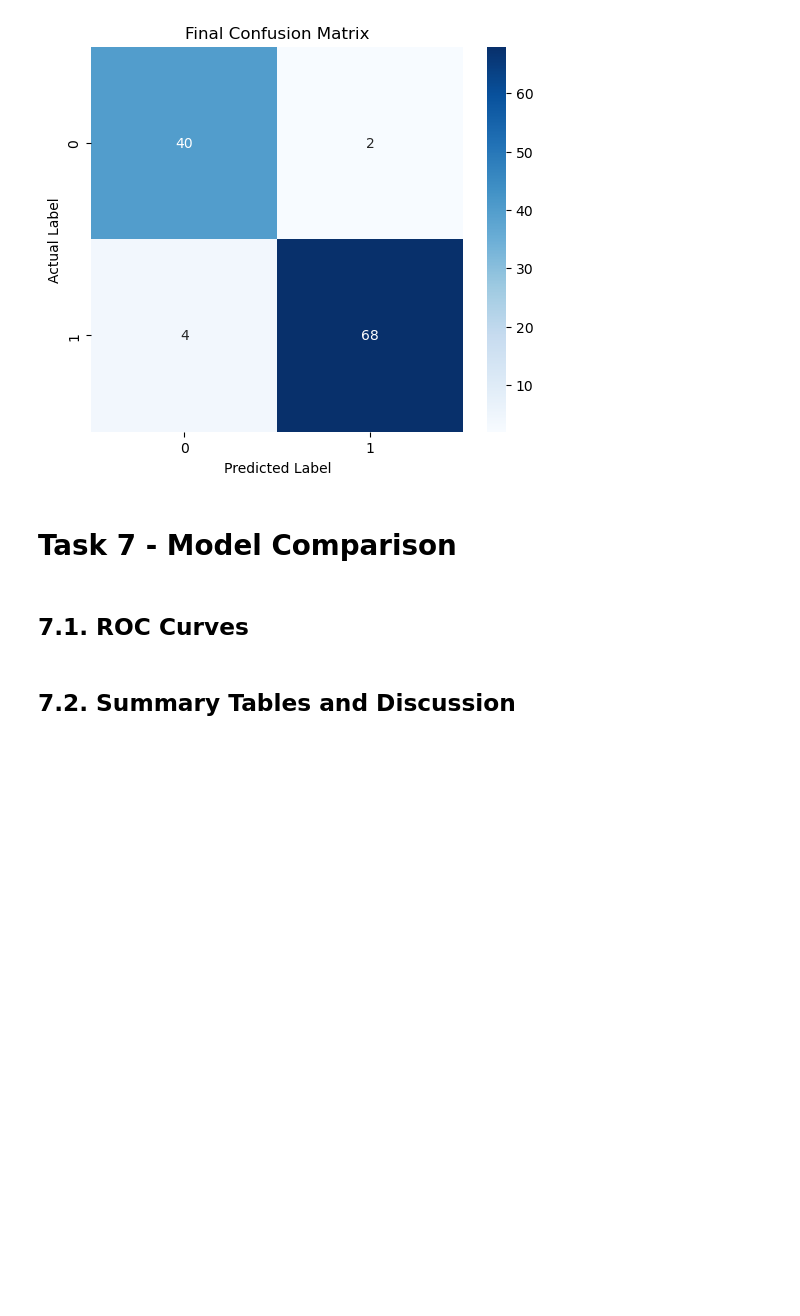
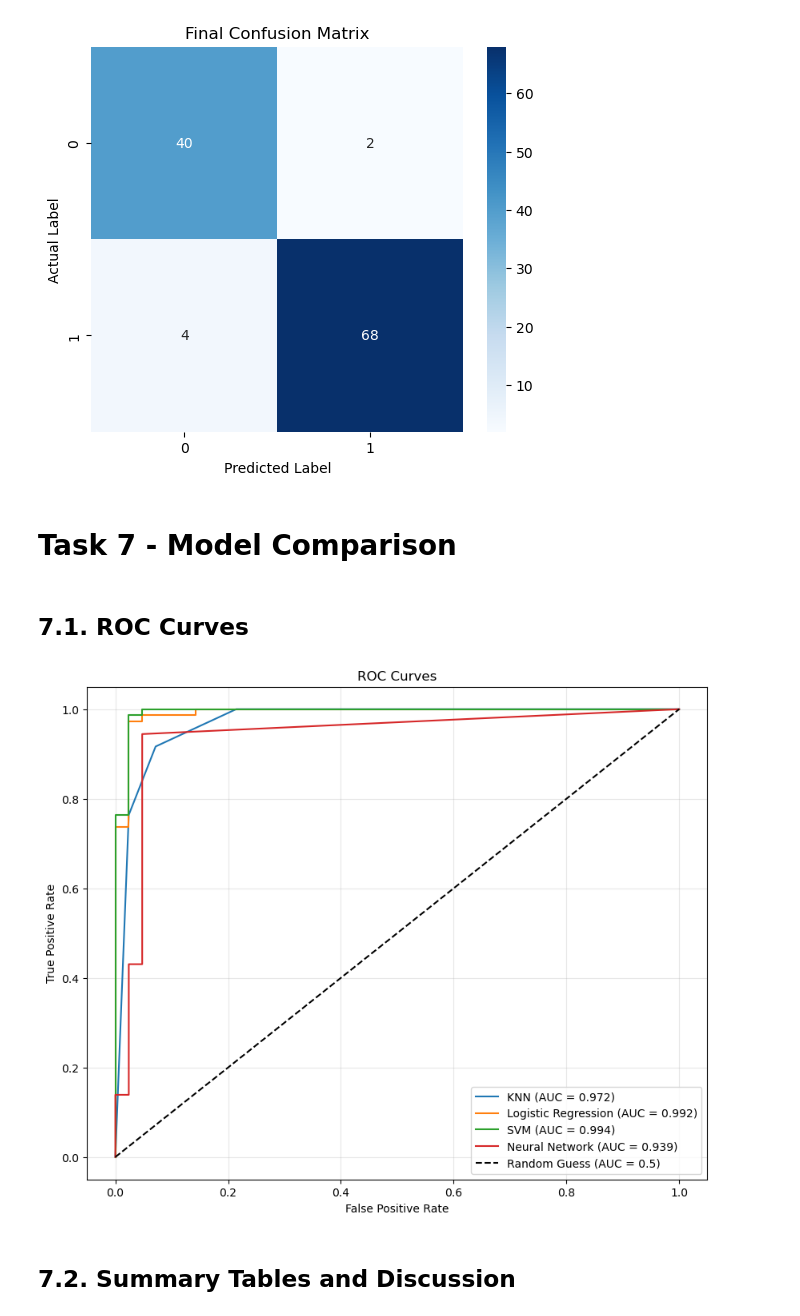
Before and after one commit to Joaomuianga/ML-team-collaboration, a Jupyter notebook: 2_SupervisedLearning/notebooks/Team11_SupervisedLearning_Notebook.ipynb, the cells around one changed output. Saved outputs shown, nothing was run; the diff lists cells and outputs as text; code cells hidden in the pictures; blank space fills up the shorter version.

```diff
--- a/2_SupervisedLearning/notebooks/Team11_SupervisedLearning_Notebook.ipynb
+++ b/2_SupervisedLearning/notebooks/Team11_SupervisedLearning_Notebook.ipynb
@@ -999,5 +1010,46 @@ plt.show()
 # Task 7 - Model Comparison
 # %% [markdown]
 ## 7.1. ROC Curves
+# %%
+plt.figure(figsize=(10, 8))
+# KNN
+y_prob_knn = knn_final.predict_proba(X_test)[:,1]
+fpr_knn, tpr_knn, _ = roc_curve(y_test, y_prob_knn)
+auc_knn = auc(fpr_knn, tpr_knn)
+plt.plot(fpr_knn, tpr_knn, label=f'KNN (AUC = {auc_knn:.3f})')
+
+# Logistic Regression
+y_prob_lr = lr_final.predict_proba(X_test)[:,1]
+fpr_lr, tpr_lr, _ = roc_curve(y_test, y_prob_lr)
+auc_lr = auc(fpr_lr, tpr_lr)
+plt.plot(fpr_lr, tpr_lr, label=f'Logistic Regression (AUC = {auc_lr:.3f})')
+
+# SVM
+if hasattr(final_svm, "predict_proba"):
+    y_prob_svm = final_svm.predict_proba(X_test)[:,1]
+else:
+    y_decision_svm = final_svm.decision_function(X_test)
+fpr_svm, tpr_svm, _ = roc_curve(y_test, y_prob_svm)
+auc_svm = auc(fpr_svm, tpr_svm)
+plt.plot(fpr_svm, tpr_svm, label=f'SVM (AUC = {auc_svm:.3f})')
+
+# Neural Network
+y_prob_nn = final_mlp.predict_proba(X_test)[:,1]
+fpr_nn, tpr_nn, _ = roc_curve(y_test, y_prob_nn)
+auc_nn = auc(fpr_nn, tpr_nn)
+plt.plot(fpr_nn, tpr_nn, label=f'Neural Network (AUC = {auc_nn:.3f})')
+
+# Graph settings
+plt.plot([0, 1], [0, 1], 'k--', label='Random Guess (AUC = 0.5)') # Diagonal line for random guessing
+plt.xlabel('False Positive Rate')
+plt.ylabel('True Positive Rate')
+plt.title('ROC Curves')
+plt.legend(loc='lower right')
+plt.grid(alpha=0.3)
+plt.show()
+
+fig.savefig('../results/roc_curves.png', dpi=300, bbox_inches='tight')
+# %% [output]
+[figure, added]
 # %% [markdown]
 ## 7.2. Summary Tables and Discussion
```
Also changed, not shown: parts of 16 cells of this notebook, 2 other files.
